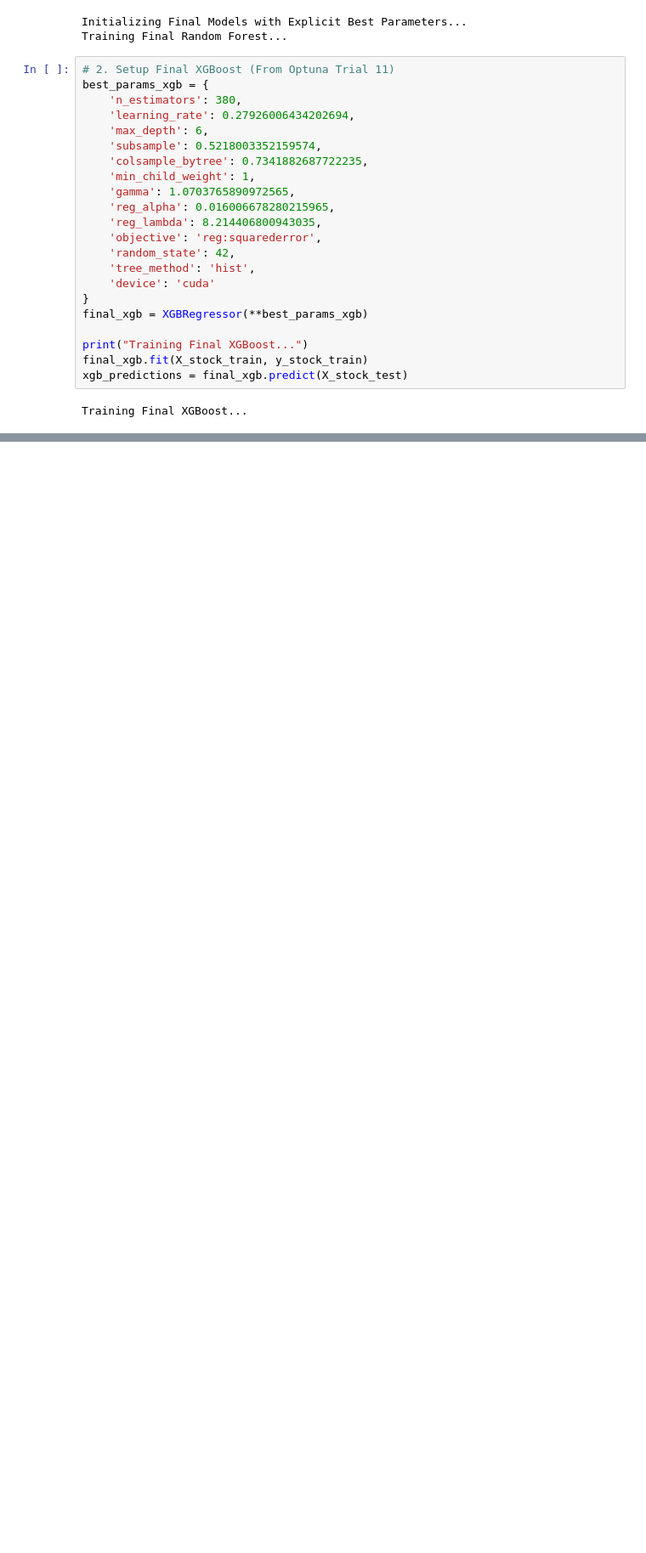
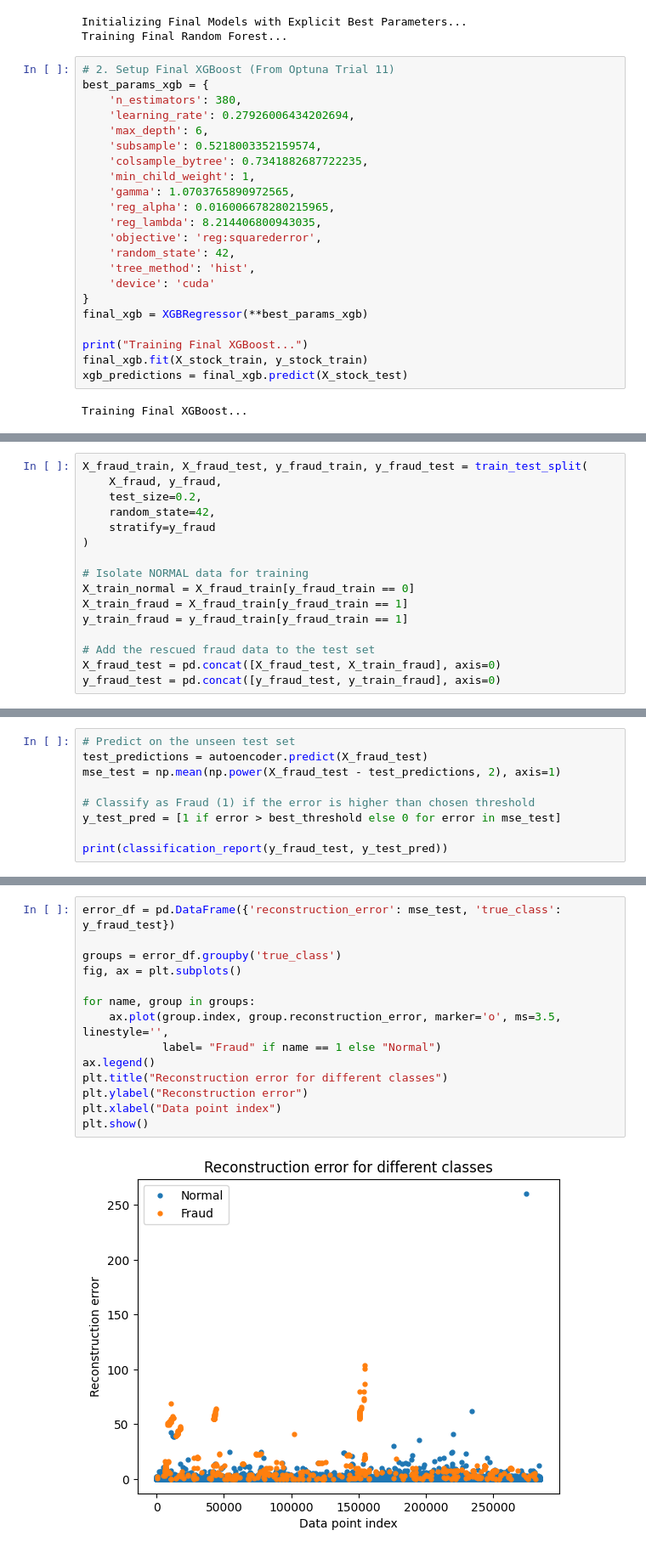
Before and after one commit to Mariam-Badr-MB/Finance-Intelligence-System, a Jupyter notebook: finance-intelligence-system.ipynb, the cells around one changed output, grey strips where cells are left out. Shown at 85% size. Drawn from its saved outputs; the diff is of its cells as text; blank space fills up the shorter version.

Commit message:
Autoencoder for Anomaly Detection

```diff
--- a/finance-intelligence-system.ipynb
+++ b/finance-intelligence-system.ipynb
@@ -1355,0 +1320,16 @@ plt.show()
+# %%
+X_fraud_train, X_fraud_test, y_fraud_train, y_fraud_test = train_test_split(
+    X_fraud, y_fraud,
+    test_size=0.2,
+    random_state=42,
+    stratify=y_fraud
+)
+
+# Isolate NORMAL data for training
+X_train_normal = X_fraud_train[y_fraud_train == 0]
+X_train_fraud = X_fraud_train[y_fraud_train == 1]
+y_train_fraud = y_fraud_train[y_fraud_train == 1]
+
+# Add the rescued fraud data to the test set
+X_fraud_test = pd.concat([X_fraud_test, X_train_fraud], axis=0)
+y_fraud_test = pd.concat([y_fraud_test, y_train_fraud], axis=0)
@@ -1355,0 +1397,9 @@ plt.show()
+# %%
+# Predict on the unseen test set
+test_predictions = autoencoder.predict(X_fraud_test)
+mse_test = np.mean(np.power(X_fraud_test - test_predictions, 2), axis=1)
+
+# Classify as Fraud (1) if the error is higher than chosen threshold
+y_test_pred = [1 if error > best_threshold else 0 for error in mse_test]
+
+print(classification_report(y_fraud_test, y_test_pred))
@@ -1355,0 +1418,16 @@ plt.show()
+# %%
+error_df = pd.DataFrame({'reconstruction_error': mse_test, 'true_class': y_fraud_test})
+
+groups = error_df.groupby('true_class')
+fig, ax = plt.subplots()
+
+for name, group in groups:
+    ax.plot(group.index, group.reconstruction_error, marker='o', ms=3.5, linestyle='',
+            label= "Fraud" if name == 1 else "Normal")
+ax.legend()
+plt.title("Reconstruction error for different classes")
+plt.ylabel("Reconstruction error")
+plt.xlabel("Data point index")
+plt.show()
+# %% [output]
+[figure, added]
```
Also changed, not shown: parts of 39 cells of this notebook.
